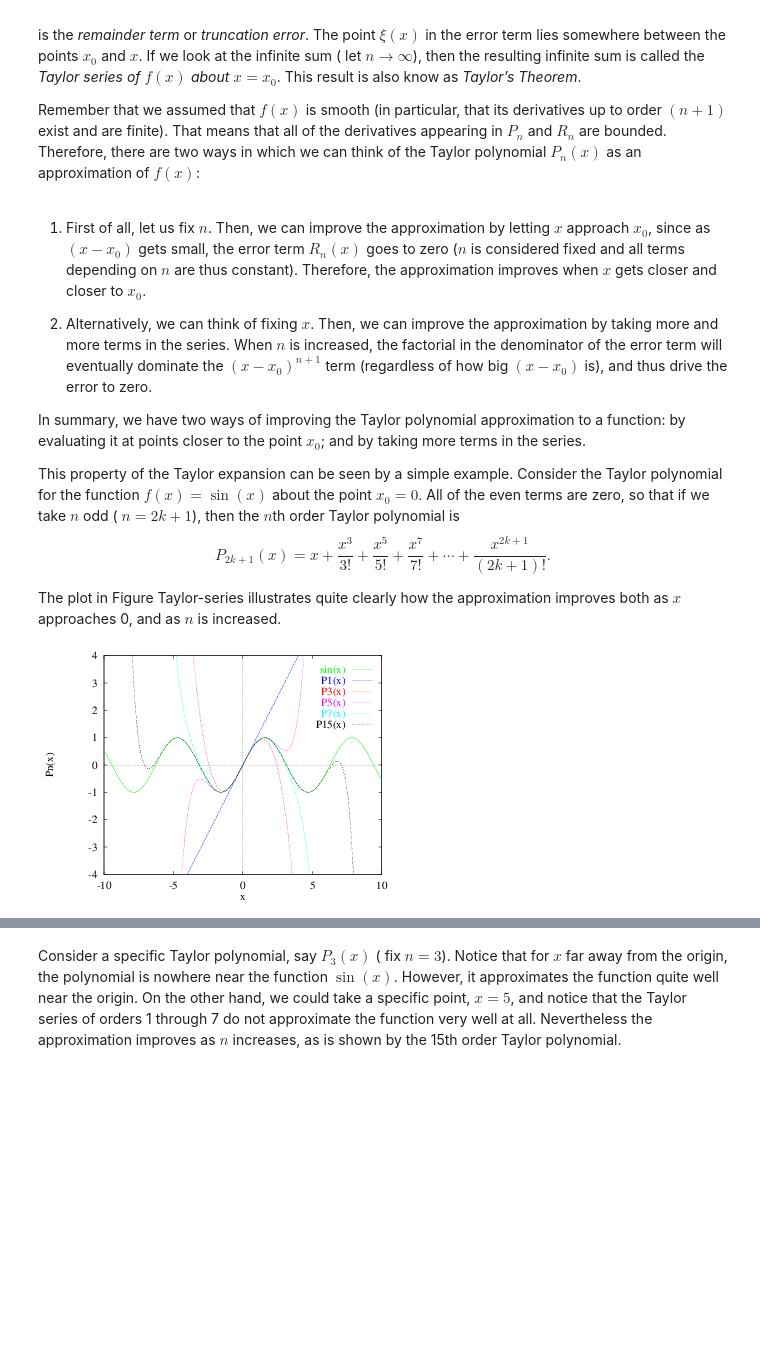
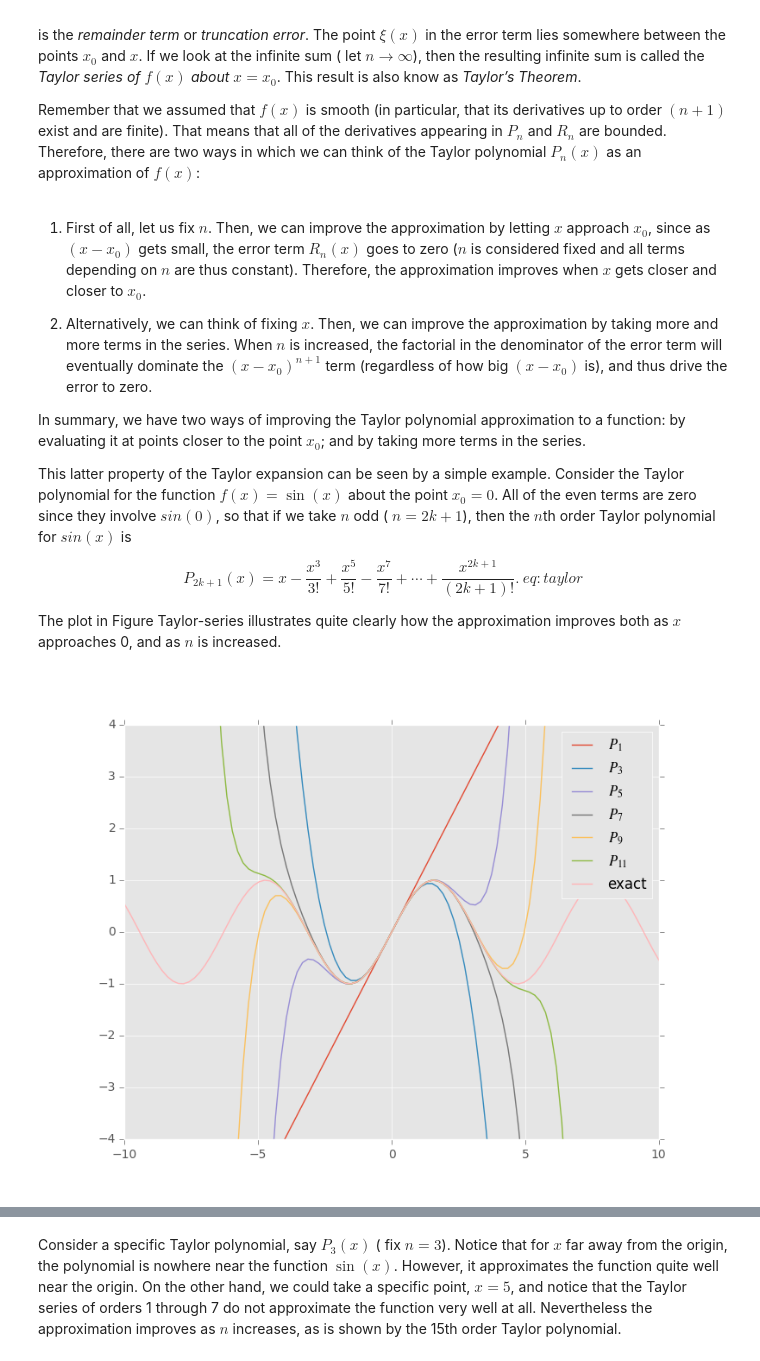
Before and after one commit to tjarnikova/numeric, a Jupyter notebook: lab2/lab2.ipynb, the cells around one changed output, grey strips where cells are left out. Drawn from its saved outputs; the diff is of its cells as text; code cells hidden in the pictures; blank space fills up the shorter version.

```diff
--- a/lab2/lab2.ipynb
+++ b/lab2/lab2.ipynb
@@ -888,18 +893,20 @@ In summary, we have two ways of improving the Taylor polynomial
 approximation to a function: by evaluating it at points closer to the
 point $x_0$; and by taking more terms in the series.
 
-This property of the Taylor expansion can be seen by a simple example.
+This latter property of the Taylor expansion can be seen by a simple example.
 Consider the Taylor polynomial for the function $f(x)=\sin(x)$ about the
-point $x_0=0$. All of the even terms are zero, so that if we take $n$
-odd ( $n=2k+1$), then the $n$th order Taylor polynomial is
-$$P_{2k+1}(x)=x+\frac{x^3}{3!}+\frac{x^5}{5!}+\frac{x^7}{7!}+\cdots
-    +\frac{x^{2k+1}}{(2k+1)!}.$$
+point $x_0=0$. All of the even terms are zero since they involve $sin(0)$,
+so that if we take $n$
+odd ( $n=2k+1$), then the $n$th order Taylor polynomial for $sin(x)$ is
+
+$$P_{2k+1}(x)=x - \frac{x^3}{3!}+\frac{x^5}{5!} -\frac{x^7}{7!}+\cdots
+    +\frac{x^{2k+1}}{(2k+1)!}.\ eq: taylor$$
 
 The plot in Figure Taylor-series  illustrates quite clearly
 how the approximation improves both as $x$ approaches 0, and as $n$ is
 increased.
 # %%
-Image(filename='taylor/taylor.png',width='50%')
+Image(filename='taylor/taylor.png',width='80%')
 # %% [output]
-[figure, old version]
+[figure, new version]
 # %% [markdown]
```
Also changed, not shown: parts of 2 cells of this notebook, 1 other file.
